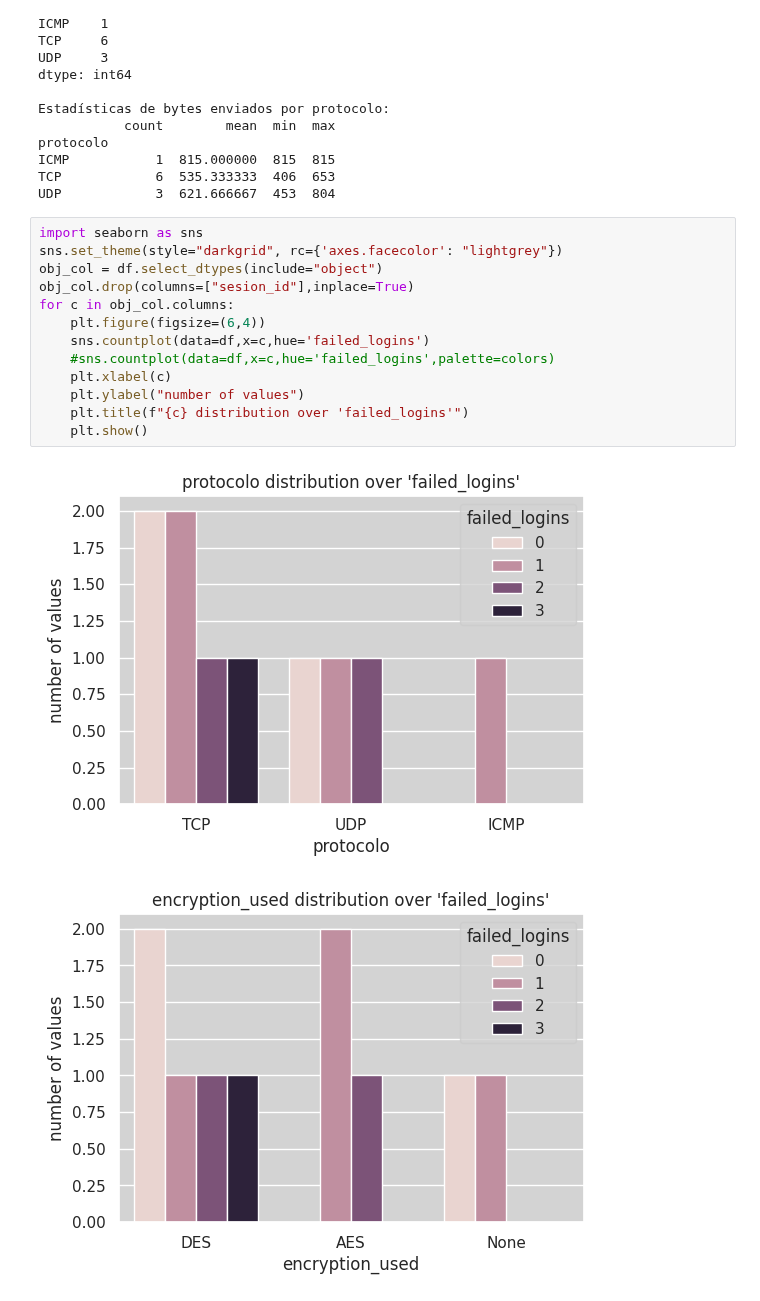
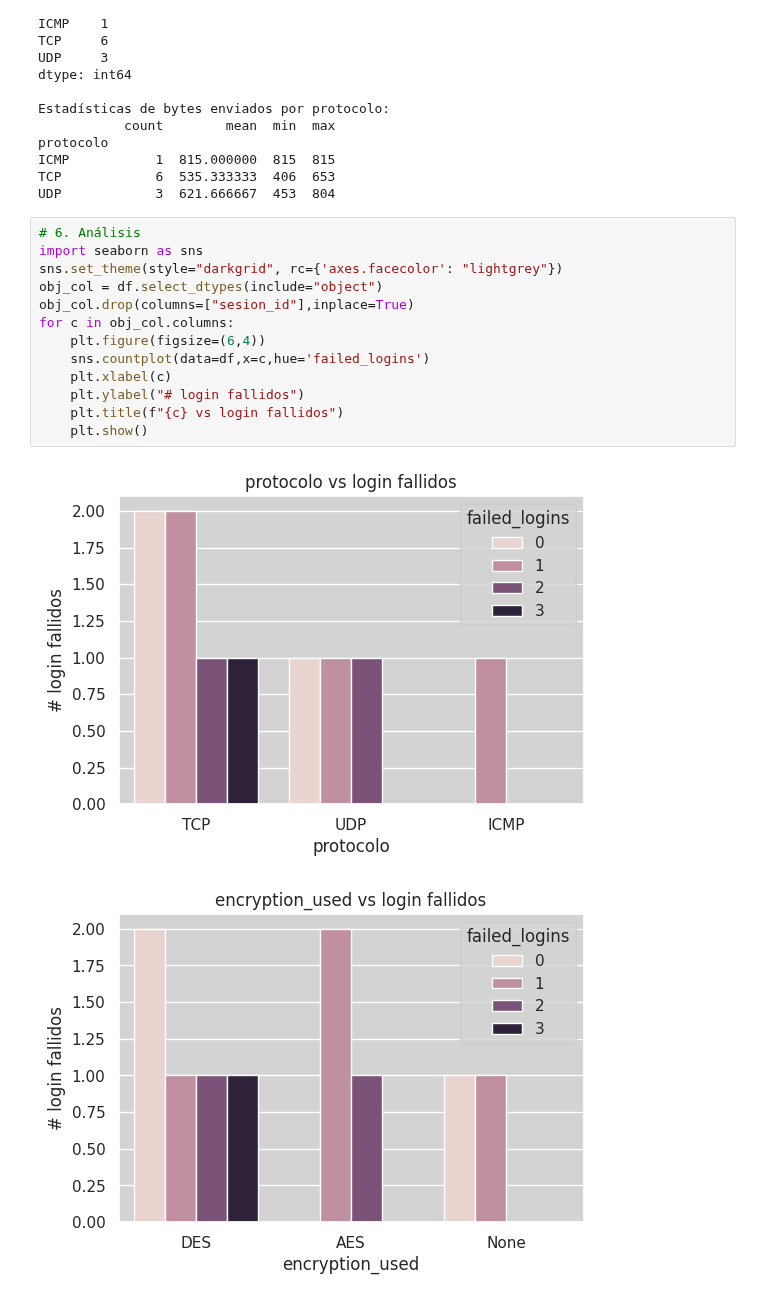
Before and after one commit to UIDECAR/Calidad_dataset, a Jupyter notebook: .github/trabajo33.ipynb, the cells around one changed output. Saved outputs shown, nothing was run; the diff lists cells and outputs as text.

```diff
--- a/.github/trabajo33.ipynb
+++ b/.github/trabajo33.ipynb
@@ -140,18 +140,18 @@ ICMP           1  815.000000  815  815
 TCP            6  535.333333  406  653
 UDP            3  621.666667  453  804
 # %%
+# 6. Análisis
 import seaborn as sns
 sns.set_theme(style="darkgrid", rc={'axes.facecolor': "lightgrey"})
 obj_col = df.select_dtypes(include="object")
 obj_col.drop(columns=["sesion_id"],inplace=True)
 for c in obj_col.columns:
     plt.figure(figsize=(6,4))
     sns.countplot(data=df,x=c,hue='failed_logins')
-    #sns.countplot(data=df,x=c,hue='failed_logins',palette=colors)
     plt.xlabel(c)
-    plt.ylabel("number of values")
-    plt.title(f"{c} distribution over 'failed_logins'")
+    plt.ylabel("# login fallidos")
+    plt.title(f"{c} vs login fallidos")
     plt.show()
 # %% [output]
-[figure, old version]
+[figure, new version]
-[figure, old version]
+[figure, new version]
```
Also changed, not shown: parts of 1 cell of this notebook.
